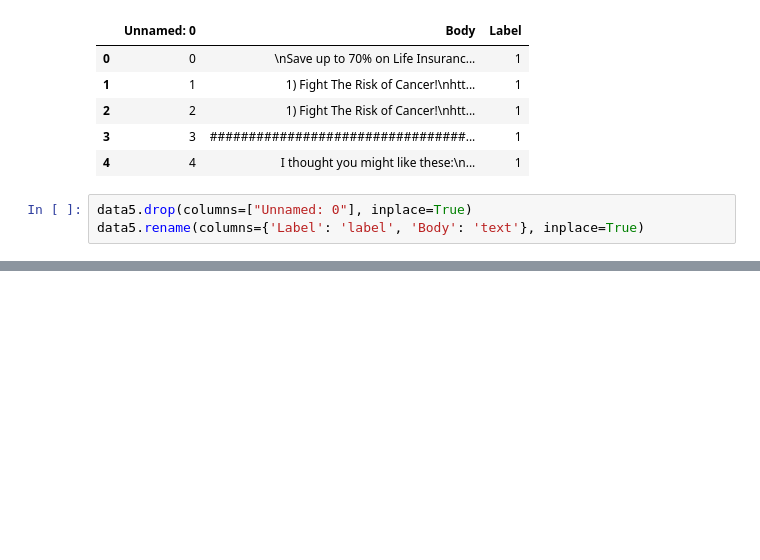
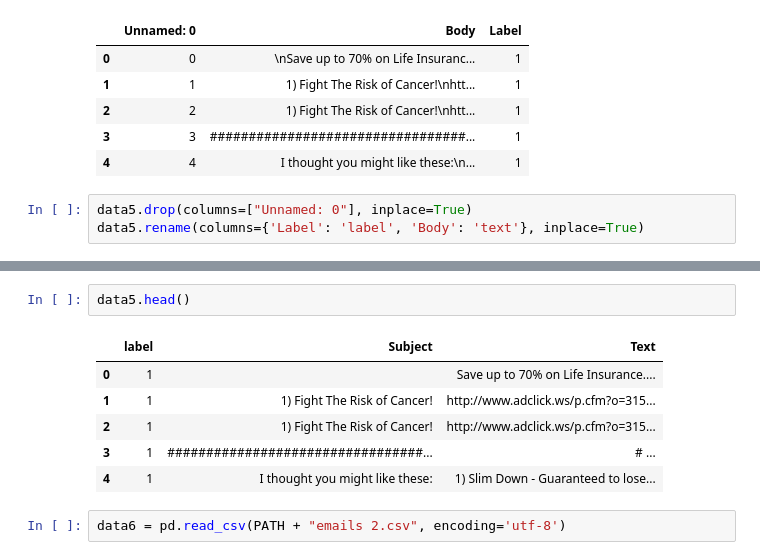
Before and after one commit to ragibglv/YZV311E_Data_Mining_Project, a Jupyter notebook: data_merge.ipynb, the cells around one changed output, grey strips where cells are left out. Drawn from its saved outputs; the diff is of its cells as text; blank space fills up the shorter version.

```diff
--- a/data_merge.ipynb
+++ b/data_merge.ipynb
@@ -251,0 +271,11 @@ AttributeError: 'float' object has no attribute 'split'
+# %%
+data5.head()
+# %% [output]
+|  | label | Subject | Text |
+| 0 | 1 |  | Save up to 70% on Life Insurance.... |
+| 1 | 1 | 1) Fight The Risk of Cancer! | http://www.adclick.ws/p.cfm?o=315... |
+| 2 | 1 | 1) Fight The Risk of Cancer! | http://www.adclick.ws/p.cfm?o=315... |
+| 3 | 1 | #################################... | # ... |
+| 4 | 1 | I thought you might like these: | 1) Slim Down - Guaranteed to lose... |
+# %%
+data6 = pd.read_csv(PATH + "emails 2.csv", encoding='utf-8')
```
Also changed, not shown: parts of 17 cells of this notebook.
